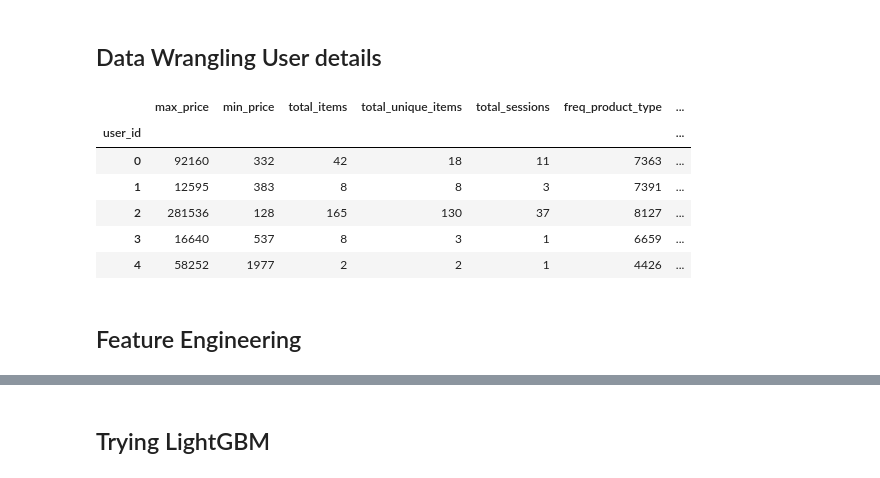
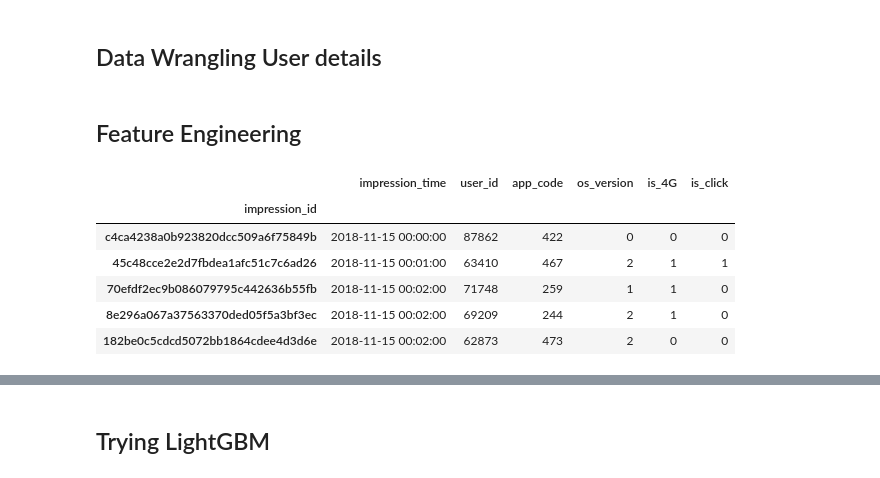
Before and after one commit to monilgudhka/wns_analytics_wizard_2019, a Jupyter notebook: wns_analytics_wizard.ipynb, the cells around one changed output, grey strips where cells are left out. Drawn from its saved outputs; the diff is of its cells as text; code cells hidden in the pictures.

```diff
--- a/wns_analytics_wizard.ipynb
+++ b/wns_analytics_wizard.ipynb
@@ -67,16 +69,20 @@ def flow(X, y, training_func, X_future, y_future_ids):
 # %% [markdown]
 ## Data Wrangling User details
 # %%
-# Read Items
-user_details = pd.read_csv('data/train/user_details.csv', index_col='user_id')
-user_details.head()
+# # Read Items
+# user_details = pd.read_csv('data/train/user_details.csv', index_col='user_id')
+# user_details.head()
-# %% [output]
-|  | max_price | min_price | total_items | total_unique_items | total_sessions | freq_product_type | ... |
-| user_id |  |  |  |  |  |  | ... |
-| 0 | 92160 | 332 | 42 | 18 | 11 | 7363 | ... |
-| 1 | 12595 | 383 | 8 | 8 | 3 | 7391 | ... |
-| 2 | 281536 | 128 | 165 | 130 | 37 | 8127 | ... |
-| 3 | 16640 | 537 | 8 | 3 | 1 | 6659 | ... |
-| 4 | 58252 | 1977 | 2 | 2 | 1 | 4426 | ... |
 # %% [markdown]
 ## Feature Engineering
+# %%
+training_df = pd.read_csv('data/train/train.csv', index_col='impression_id', parse_dates=['impression_time'])
+training_df.os_version = training_df.os_version.replace({'old':0,'intermediate':1,'latest':2})
+training_df.head()
+# %% [output]
+|  | impression_time | user_id | app_code | os_version | is_4G | is_click |
+| impression_id |  |  |  |  |  |  |
+| c4ca4238a0b923820dcc509a6f75849b | 2018-11-15 00:00:00 | 87862 | 422 | 0 | 0 | 0 |
+| 45c48cce2e2d7fbdea1afc51c7c6ad26 | 2018-11-15 00:01:00 | 63410 | 467 | 2 | 1 | 1 |
+| 70efdf2ec9b086079795c442636b55fb | 2018-11-15 00:02:00 | 71748 | 259 | 1 | 1 | 0 |
+| 8e296a067a37563370ded05f5a3bf3ec | 2018-11-15 00:02:00 | 69209 | 244 | 2 | 1 | 0 |
+| 182be0c5cdcd5072bb1864cdee4d3d6e | 2018-11-15 00:02:00 | 62873 | 473 | 2 | 0 | 0 |
```
Also changed, not shown: parts of 21 cells of this notebook.
